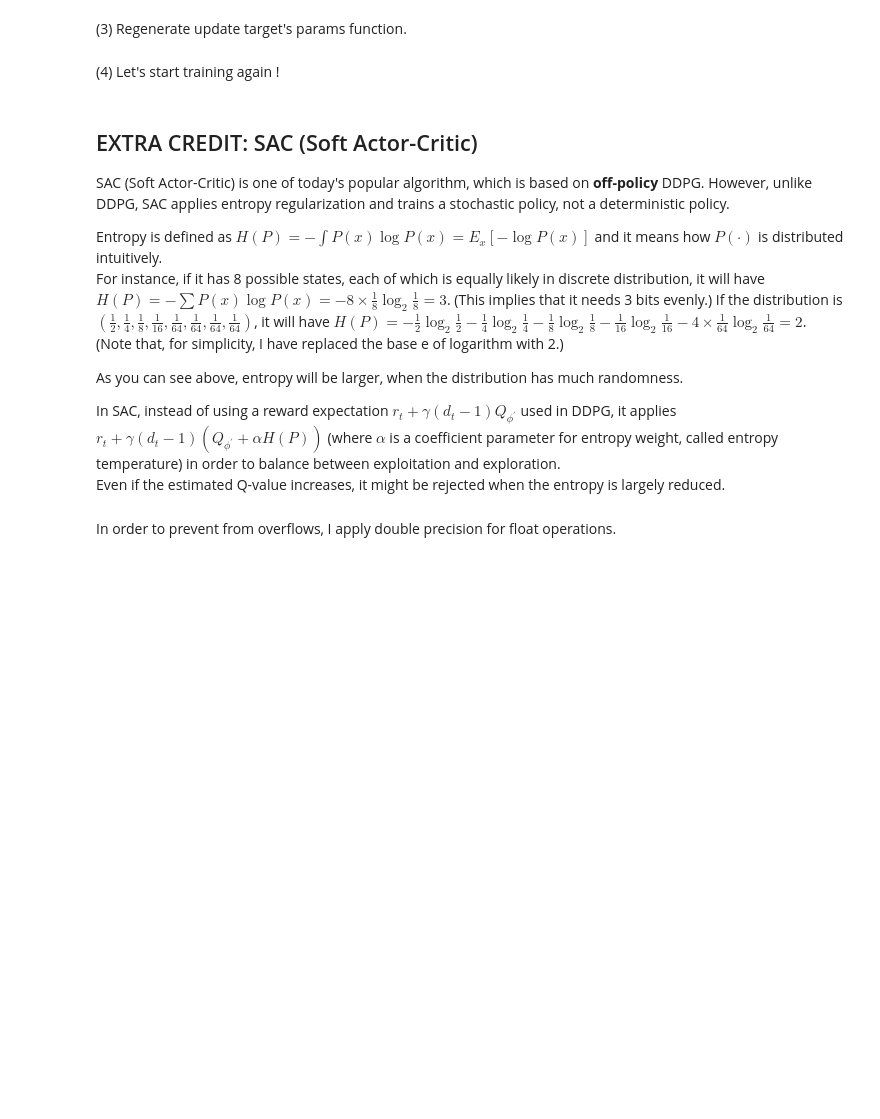
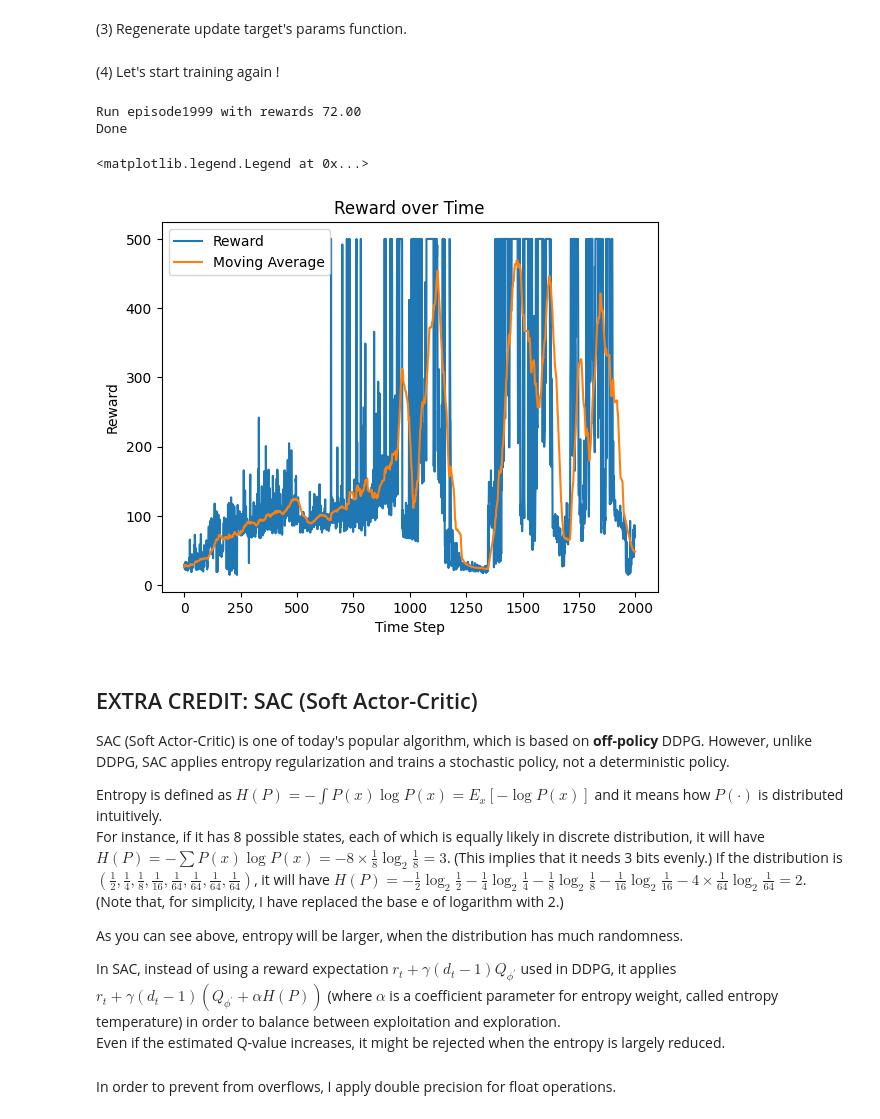
Before and after one commit to dbcometto/cs5180rl, a Jupyter notebook: homework/ex8_26spring.ipynb, the cells around one changed output. Saved outputs shown, nothing was run; the diff lists cells and outputs as text; code cells hidden in the pictures; blank space fills up the shorter version.

```diff
--- a/homework/ex8_26spring.ipynb
+++ b/homework/ex8_26spring.ipynb
@@ -394,6 +424,8 @@ gamma = 0.99
 opt_q1 = torch.optim.AdamW(q_origin_model1.parameters(), lr=0.0005)
 opt_q2 = torch.optim.AdamW(q_origin_model2.parameters(), lr=0.0005)
 opt_mu = torch.optim.AdamW(mu_origin_model.parameters(), lr=0.0005)
+
+lossfn = torch.nn.MSELoss()
 
 def optimize(states, actions, rewards, next_states, dones):
     # Convert to tensor
@@ -408,19 +440,41 @@ def optimize(states, actions, rewards, next_states, dones):
 
     # Compute r + gamma * (1 - done) * min Q (s_next, mu_target(s_next))
     # #TODO: CODES HERE
-    pass
+    with torch.no_grad(): # semi-gradient
+        criticTarget = rewards + gamma*(1-dones)*torch.min(
+            q_target_model1(next_states, mu_target_model(next_states)),
+            q_target_model2(next_states, mu_target_model(next_states))
+        )
+
 
     # Optimize critic loss for Q-network1
     # #TODO: CODES HERE
-    pass
+    critic1Pred = q_origin_model1(states, actions)
+    critic1Loss = lossfn(critic1Pred, criticTarget)
+
+    opt_q1.zero_grad()
+    critic1Loss.backward()
+    opt_q1.step()
+
 
     # Optimize critic loss for Q-network2
     # #TODO: CODES HERE
-    pass
+    critic2Pred = q_origin_model2(states, actions)
+    critic2Loss = lossfn(critic2Pred, criticTarget)
+
+    opt_q2.zero_grad()
+    critic2Loss.backward()
+    opt_q2.step()
+
 
     # Optimize actor loss
     # #TODO: CODES HERE
-    pass
+    actorQ = q_origin_model1(states,mu_origin_model(states))
+    lossActor = -torch.mean(actorQ)
+
+    opt_mu.zero_grad()
+    lossActor.backward()
+    opt_mu.step()
 
     for p in q_origin_model1.parameters():
         p.requires_grad = True # enable grad again
@@ -445,10 +499,12 @@ ou_action_noise = OrnsteinUhlenbeckActionNoise(mu=np.zeros(1), sigma=np.ones(1)
 # reset buffer
 buffer = replayBuffer(buffer_size=50000)
 
+num_episodes = 2000 # 2000
+
 # start training
 batch_size = 250
 reward_records = []
-for i in range(2000):
+for i in tqdm.tqdm(range(num_episodes),desc="TD3"):
     # Run episode till done
     s = env.reset()
     done = False
@@ -476,19 +532,30 @@ for i in range(2000):
         break
 
 print("\nDone")
+# %% [output]
+Run episode1999 with rewards 72.00
+Done
 # %%
 import matplotlib.pyplot as plt
 # Generate recent 50 interval average
 average_reward = []
 for idx in range(len(reward_records)):
     avg_list = np.empty(shape=(1,), dtype=int)
     if idx < 50:
         avg_list = reward_records[:idx+1]
     else:
         avg_list = reward_records[idx-49:idx+1]
     average_reward.append(np.average(avg_list))
-plt.plot(reward_records)
-plt.plot(average_reward)
+plt.plot(reward_records,label="Reward")
+plt.plot(average_reward,label="Moving Average")
+
+plt.title("Reward over Time")
+plt.xlabel("Time Step")
+plt.ylabel("Reward")
+plt.legend()
+# %% [output]
+<matplotlib.legend.Legend at 0x...>
+[figure, added]
 # %% [markdown]
 ## EXTRA CREDIT: SAC (Soft Actor-Critic)
 
```
Also changed, not shown: parts of 10 cells of this notebook.
